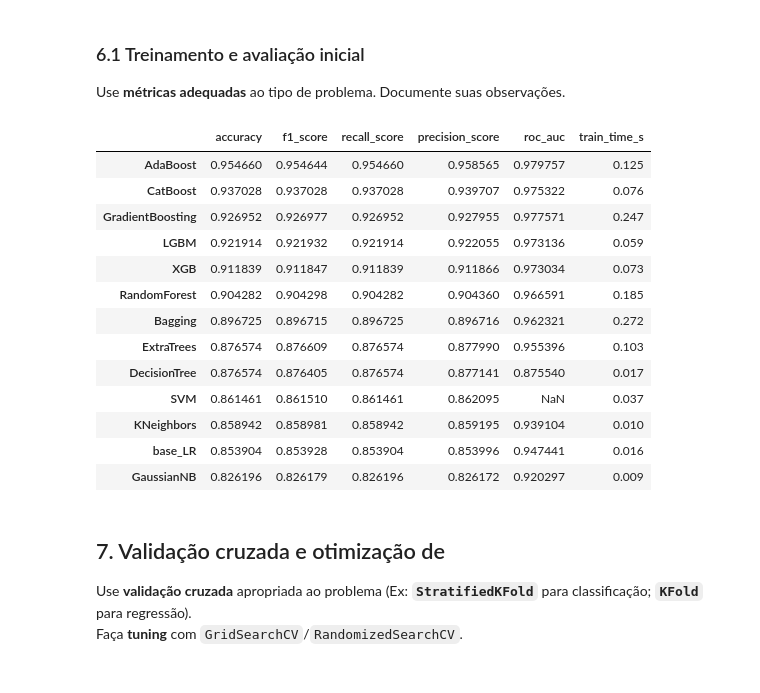
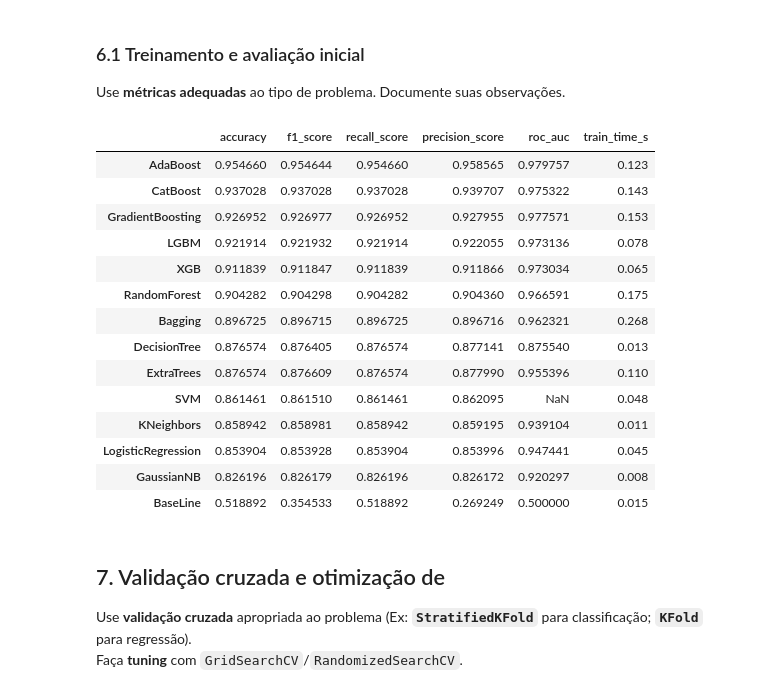
Before and after one commit to rogerioferreira/MVP-Machine_Learning-PUC-RIO, a Jupyter notebook: notebooks/hypertension_prediction.ipynb, the cells around one changed output. Saved outputs shown, nothing was run; the diff lists cells and outputs as text; code cells hidden in the pictures.

```diff
--- a/notebooks/hypertension_prediction.ipynb
+++ b/notebooks/hypertension_prediction.ipynb
@@ -514,12 +530,18 @@ num_trees = 100
 baseline = Pipeline(
     steps=[
         ("pre", preprocess),
-        ("model", LogisticRegression(random_state=SEED, max_iter=200)),
+        ("model", DummyClassifier(strategy="most_frequent")),
     ]
 )
 
 
 candidates = {
+    "LogisticRegression": Pipeline(
+        steps=[
+            ("pre", preprocess),
+            ("model", LogisticRegression(random_state=SEED, max_iter=200))
+        ]
+    ),
     "DecisionTree": Pipeline(
         steps=[
             ("pre", preprocess),
@@ -621,48 +643,49 @@ results = {}
 # treinamento e avaliação do modelo baseline
 t0 = time.time()
 baseline.fit(X_train, y_train)
 t1 = time.time()
 
 y_pred = baseline.predict(X_test)
 
 proba = baseline.predict_proba(X_test) if hasattr(baseline, "predict_proba") else None
 
-results["base_LR"] = evaluate_classification(y_test, y_pred, proba)
-results["base_LR"]["train_time_s"] = round(t1 - t0, 3)
+results["BaseLine"] = evaluate_classification(y_test, y_pred, proba)
+results["BaseLine"]["train_time_s"] = round(t1 - t0, 3)
 
 
 # treinamento e avaliação dos modelos candidatos
 for name, pipeline in candidates.items():
 
     t0 = time.time()
     pipeline.fit(X_train, y_train)
     t1 = time.time()
 
     y_pred = pipeline.predict(X_test)
     proba = (
         pipeline.predict_proba(X_test) if hasattr(pipeline, "predict_proba") else None
     )
     results[name] = evaluate_classification(y_test, y_pred, proba)
     results[name]["train_time_s"] = round(t1 - t0, 3)
 
 
 # exibição dos resultados
 pd.DataFrame(results).T.sort_values(by="recall_score", ascending=False)
 # %% [output]
 |  | accuracy | f1_score | recall_score | precision_score | roc_auc | train_time_s |
-| AdaBoost | 0.954660 | 0.954644 | 0.954660 | 0.958565 | 0.979757 | 0.125 |
-| CatBoost | 0.937028 | 0.937028 | 0.937028 | 0.939707 | 0.975322 | 0.076 |
-| GradientBoosting | 0.926952 | 0.926977 | 0.926952 | 0.927955 | 0.977571 | 0.247 |
-| LGBM | 0.921914 | 0.921932 | 0.921914 | 0.922055 | 0.973136 | 0.059 |
-| XGB | 0.911839 | 0.911847 | 0.911839 | 0.911866 | 0.973034 | 0.073 |
-| RandomForest | 0.904282 | 0.904298 | 0.904282 | 0.904360 | 0.966591 | 0.185 |
-| Bagging | 0.896725 | 0.896715 | 0.896725 | 0.896716 | 0.962321 | 0.272 |
-| ExtraTrees | 0.876574 | 0.876609 | 0.876574 | 0.877990 | 0.955396 | 0.103 |
-| DecisionTree | 0.876574 | 0.876405 | 0.876574 | 0.877141 | 0.875540 | 0.017 |
-| SVM | 0.861461 | 0.861510 | 0.861461 | 0.862095 | NaN | 0.037 |
-| KNeighbors | 0.858942 | 0.858981 | 0.858942 | 0.859195 | 0.939104 | 0.010 |
-| base_LR | 0.853904 | 0.853928 | 0.853904 | 0.853996 | 0.947441 | 0.016 |
-| GaussianNB | 0.826196 | 0.826179 | 0.826196 | 0.826172 | 0.920297 | 0.009 |
+| AdaBoost | 0.954660 | 0.954644 | 0.954660 | 0.958565 | 0.979757 | 0.123 |
+| CatBoost | 0.937028 | 0.937028 | 0.937028 | 0.939707 | 0.975322 | 0.143 |
+| GradientBoosting | 0.926952 | 0.926977 | 0.926952 | 0.927955 | 0.977571 | 0.153 |
+| LGBM | 0.921914 | 0.921932 | 0.921914 | 0.922055 | 0.973136 | 0.078 |
+| XGB | 0.911839 | 0.911847 | 0.911839 | 0.911866 | 0.973034 | 0.065 |
+| RandomForest | 0.904282 | 0.904298 | 0.904282 | 0.904360 | 0.966591 | 0.175 |
+| Bagging | 0.896725 | 0.896715 | 0.896725 | 0.896716 | 0.962321 | 0.268 |
+| DecisionTree | 0.876574 | 0.876405 | 0.876574 | 0.877141 | 0.875540 | 0.013 |
+| ExtraTrees | 0.876574 | 0.876609 | 0.876574 | 0.877990 | 0.955396 | 0.110 |
+| SVM | 0.861461 | 0.861510 | 0.861461 | 0.862095 | NaN | 0.048 |
+| KNeighbors | 0.858942 | 0.858981 | 0.858942 | 0.859195 | 0.939104 | 0.011 |
+| LogisticRegression | 0.853904 | 0.853928 | 0.853904 | 0.853996 | 0.947441 | 0.045 |
+| GaussianNB | 0.826196 | 0.826179 | 0.826196 | 0.826172 | 0.920297 | 0.008 |
+| BaseLine | 0.518892 | 0.354533 | 0.518892 | 0.269249 | 0.500000 | 0.015 |
 # %% [markdown]
 ## 7. Validação cruzada e otimização de
 
```
Also changed, not shown: parts of 2 cells of this notebook.
